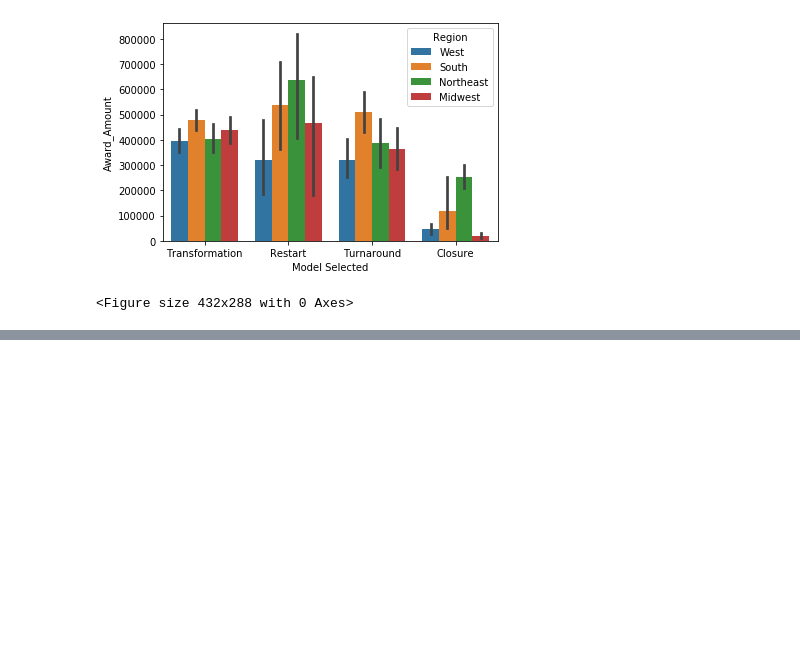
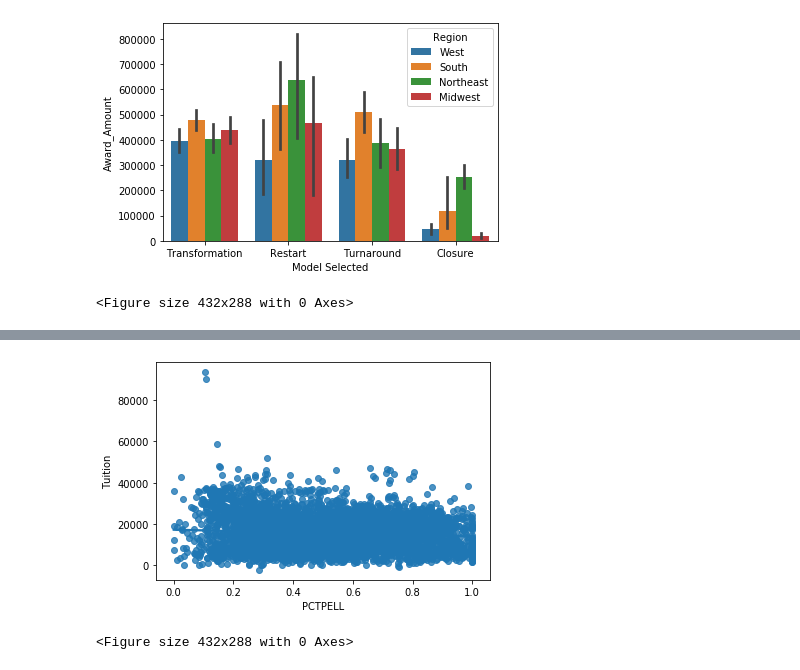
Before and after one commit to Alumasa/Python-for-data-science, a Jupyter notebook: Intermediate Seaborn.ipynb, the cells around one changed output, grey strips where cells are left out. Saved outputs shown, nothing was run; the diff lists cells and outputs as text; code cells hidden in the pictures; blank space fills up the shorter version.

```diff
--- a/Intermediate Seaborn.ipynb
+++ b/Intermediate Seaborn.ipynb
@@ -438,0 +490,11 @@ plt.clf()
+# %%
+# Plot a regression plot of Tuition and the Percentage of Pell Grants
+sns.regplot(data=df,
+            y='Tuition',
+            x="PCTPELL")
+
+plt.show()
+plt.clf()
+# %% [output]
+[figure, added]
+<Figure size 432x288 with 0 Axes>
```
Also changed, not shown: parts of 11 cells of this notebook.
